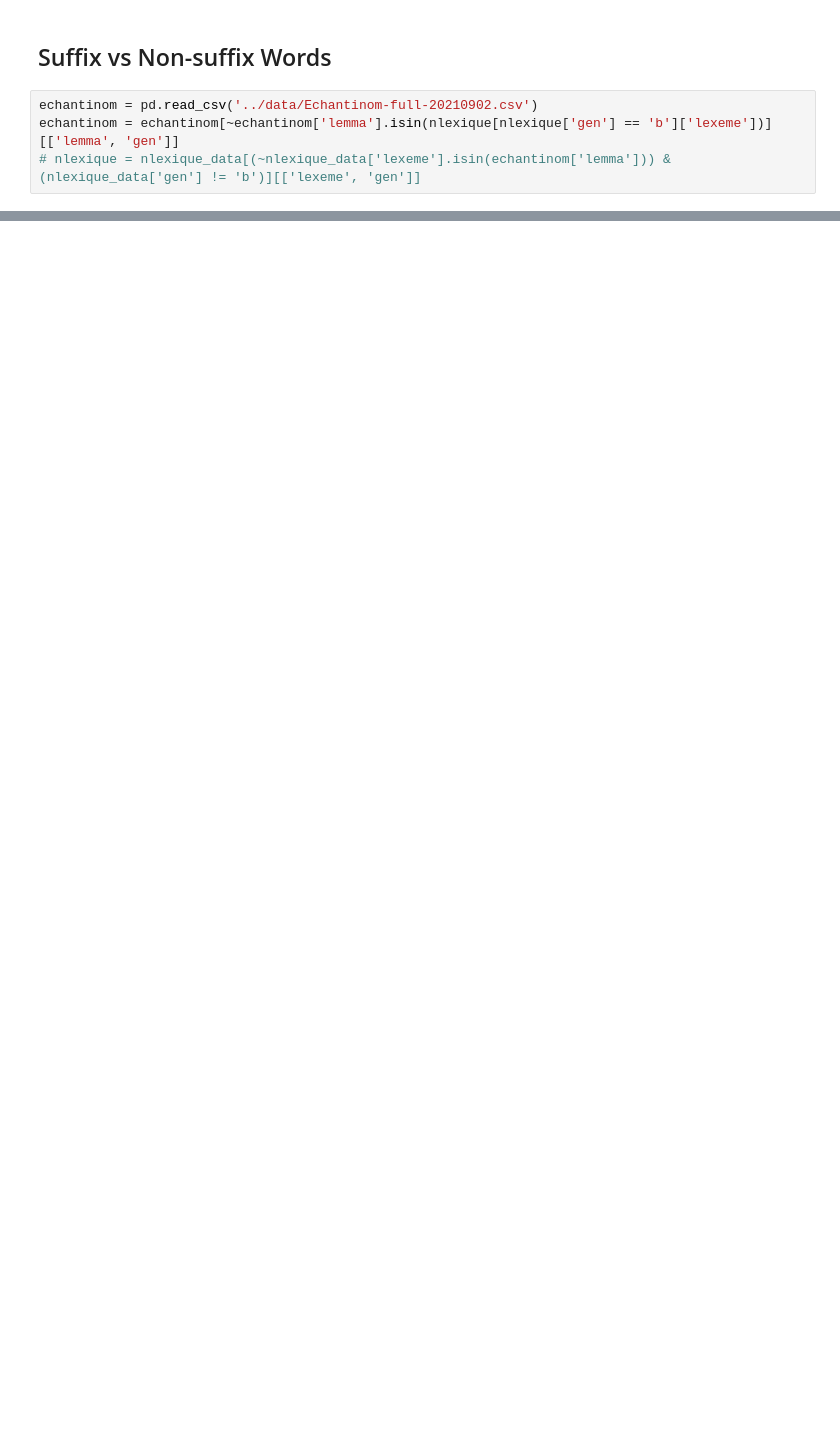
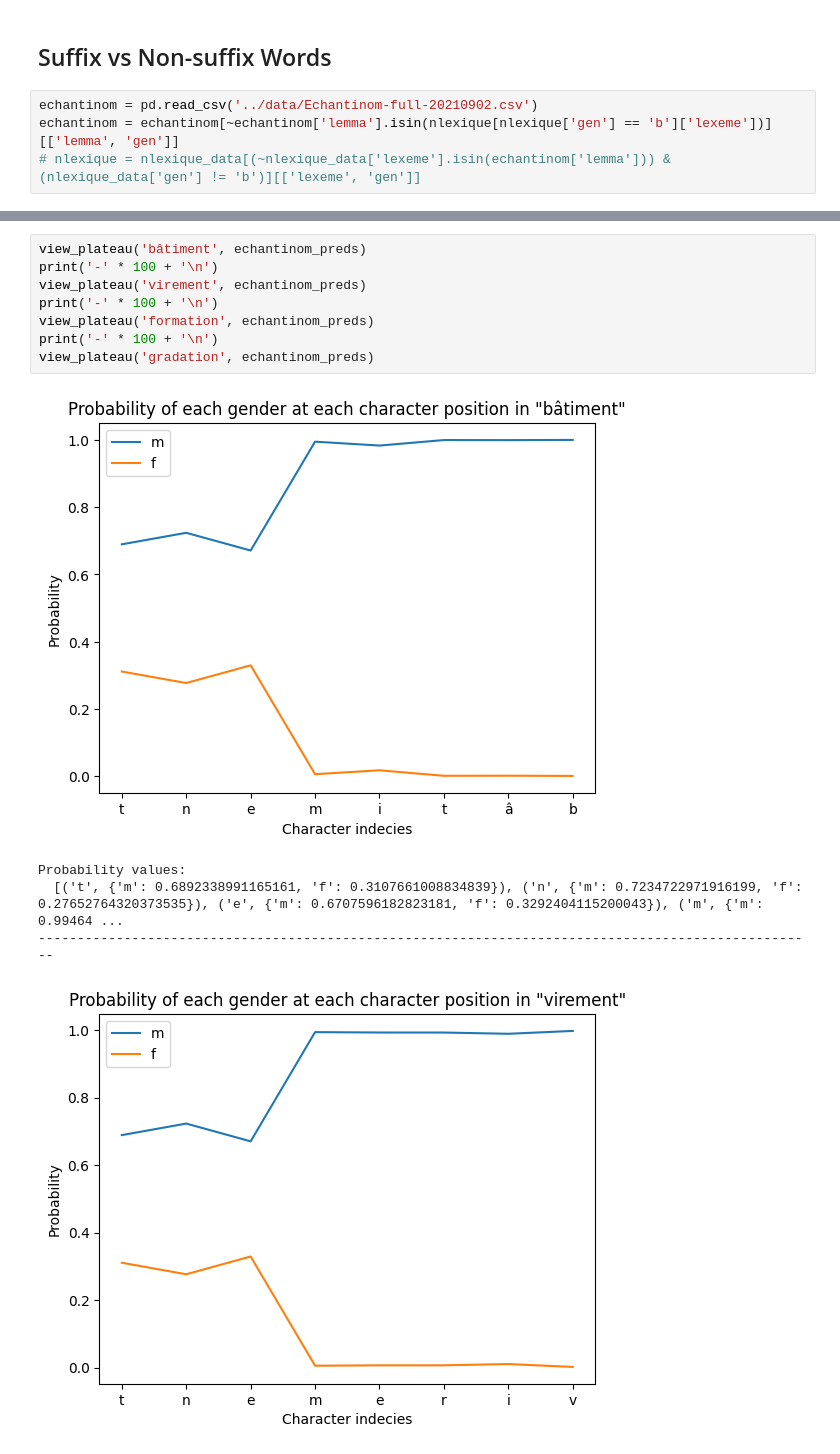
Before and after one commit to obonami/gender_prediction, a Jupyter notebook: src/analysis.ipynb, the cells around one changed output, grey strips where cells are left out. Drawn from its saved outputs; the diff is of its cells as text; blank space fills up the shorter version.

```diff
--- a/src/analysis.ipynb
+++ b/src/analysis.ipynb
@@ -220,0 +210,14 @@ percentage_correct
+# %%
+view_plateau('bâtiment', echantinom_preds)
+print('-' * 100 + '\n')
+view_plateau('virement', echantinom_preds)
+print('-' * 100 + '\n')
+view_plateau('formation', echantinom_preds)
+print('-' * 100 + '\n')
+view_plateau('gradation', echantinom_preds)
+# %% [output]
+[figure, added]
+Probability values:
+  [('t', {'m': 0.6892338991165161, 'f': 0.3107661008834839}), ('n', {'m': 0.7234722971916199, 'f': 0.27652764320373535}), ('e', {'m': 0.6707596182823181, 'f': 0.3292404115200043}), ('m', {'m': 0.99464 ...
+----------------------------------------------------------------------------------------------------
+[figure, added]
```
Also changed, not shown: parts of 21 cells of this notebook, 12 other files.
